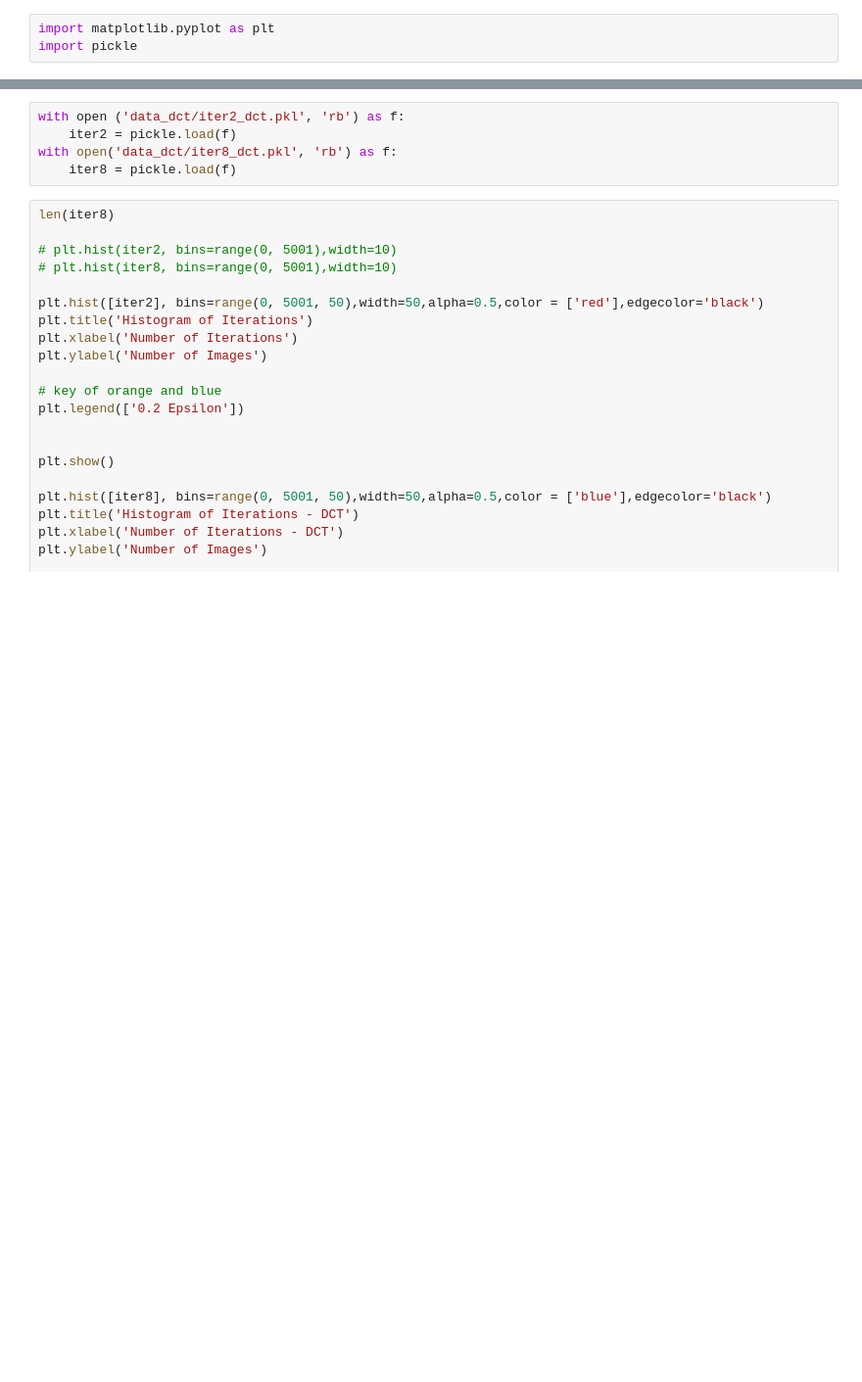
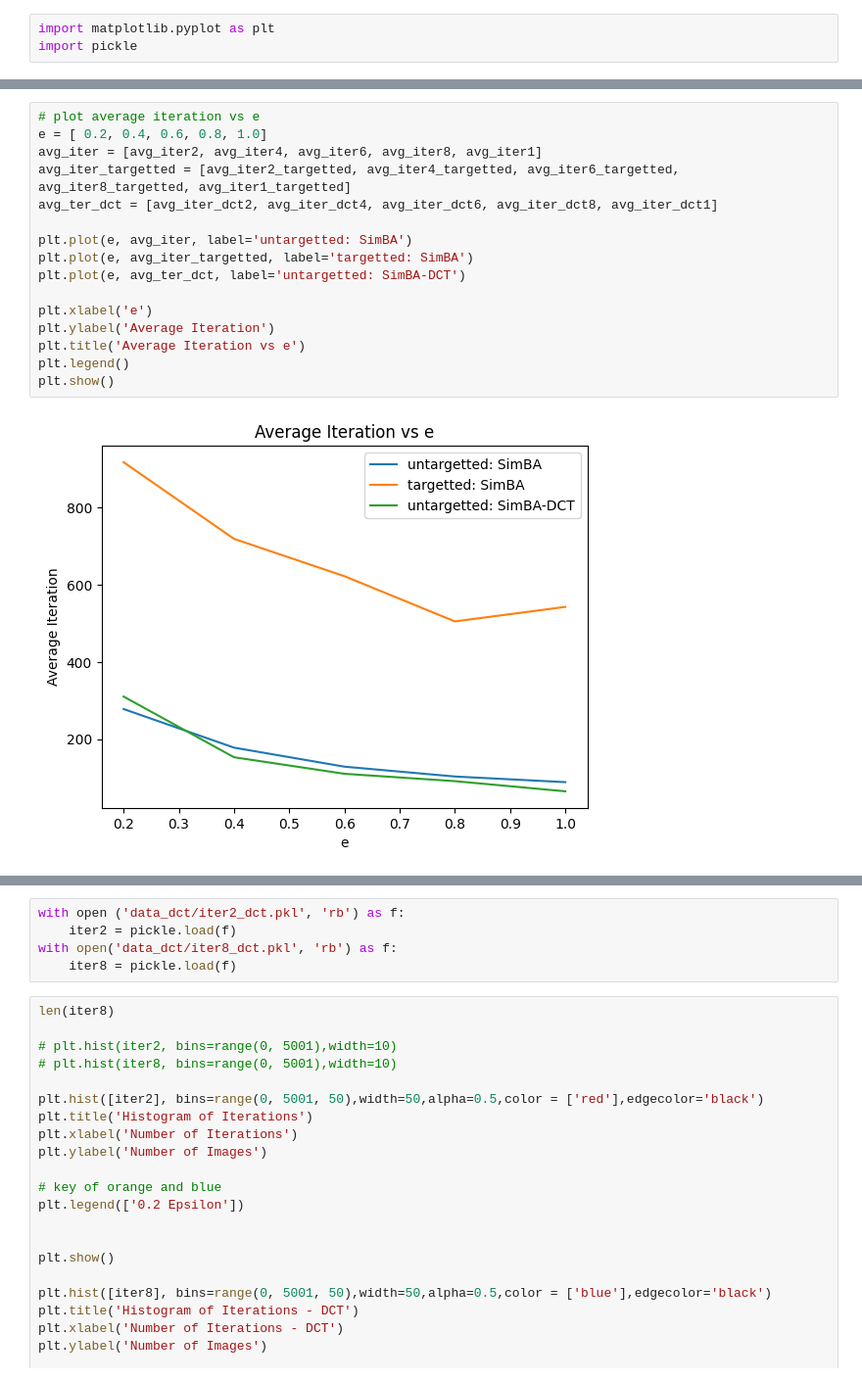
Before and after one commit to esh04/Simple-Black-box-Adversarial-Attacks, a Jupyter notebook: graphs.ipynb, the cells around one changed output, grey strips where cells are left out. Shown at 98% size. Drawn from its saved outputs; the diff is of its cells as text; blank space fills up the shorter version.

```diff
--- a/graphs.ipynb
+++ b/graphs.ipynb
@@ -69 +189,19 @@ with open('data/avg_diff_final_pred1.pkl', 'rb') as f:
+# %%
+# plot average iteration vs e
+e = [ 0.2, 0.4, 0.6, 0.8, 1.0]
+avg_iter = [avg_iter2, avg_iter4, avg_iter6, avg_iter8, avg_iter1]
+avg_iter_targetted = [avg_iter2_targetted, avg_iter4_targetted, avg_iter6_targetted, avg_iter8_targetted, avg_iter1_targetted]
+avg_ter_dct = [avg_iter_dct2, avg_iter_dct4, avg_iter_dct6, avg_iter_dct8, avg_iter_dct1]
+
+plt.plot(e, avg_iter, label='untargetted: SimBA')
+plt.plot(e, avg_iter_targetted, label='targetted: SimBA')
+plt.plot(e, avg_ter_dct, label='untargetted: SimBA-DCT')
+
+plt.xlabel('e')
+plt.ylabel('Average Iteration')
+plt.title('Average Iteration vs e')
+plt.legend()
+plt.show()
+# %% [output]
+[figure, added]
 # %%
```
Also changed, not shown: parts of 20 cells of this notebook.
